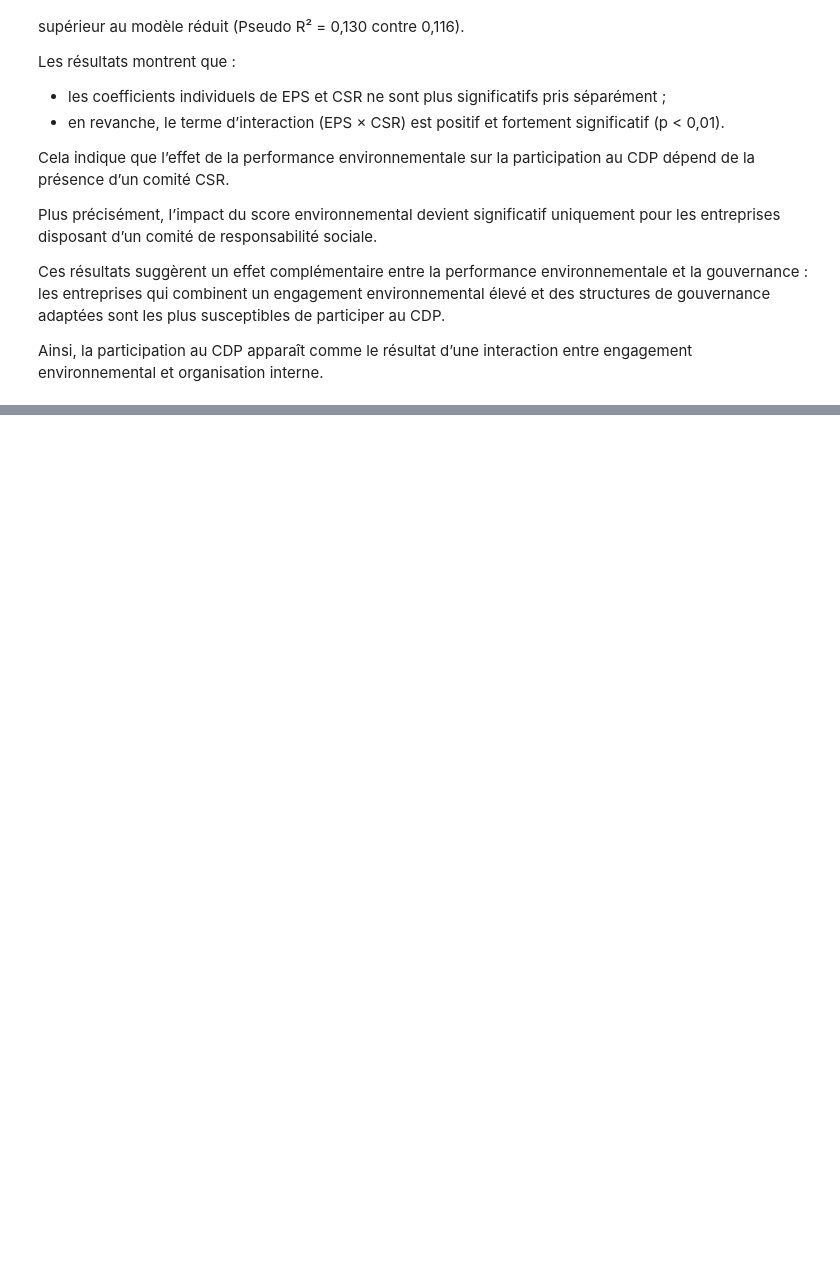
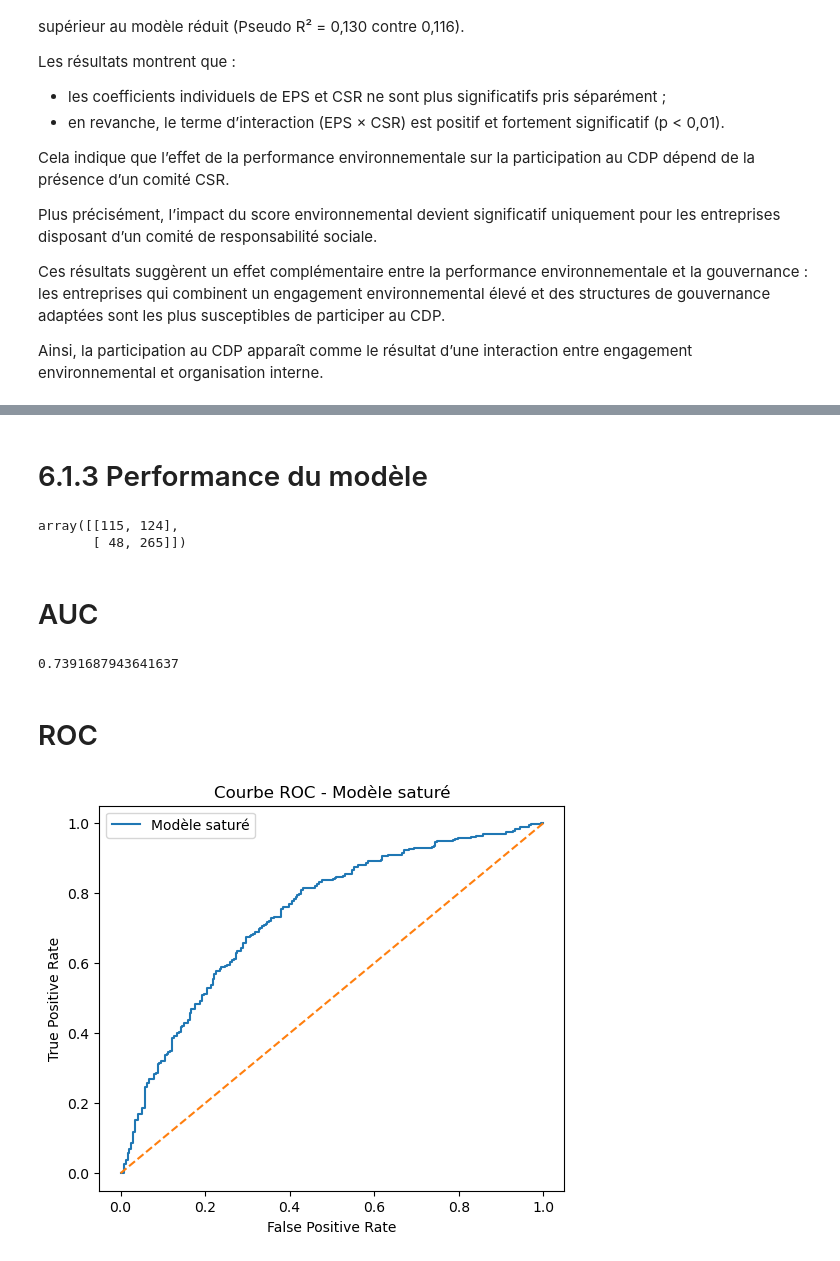
Before and after one commit to BEN-Muhammad/cdp-project, a Jupyter notebook: notebooks/partie2_CDP.ipynb, the cells around one changed output, grey strips where cells are left out. Cells and saved outputs as stored; diff of their text form; code cells hidden in the pictures; blank space fills up the shorter version.

Commit message:
Version finale projet CDP : analyse complète, modèles, interprétation et conclusion

```diff
--- a/notebooks/partie2_CDP.ipynb
+++ b/notebooks/partie2_CDP.ipynb
@@ -771,0 +876,40 @@ Ainsi, la participation au CDP apparaît comme le résultat d’une interaction
+# %% [markdown]
+# 6.1.3 Performance du modèle
+# %%
+from sklearn.metrics import confusion_matrix, roc_auc_score
+
+# Prédictions
+y_pred_prob_full = model_full.predict(X)
+y_pred_full = (y_pred_prob_full >= 0.5).astype(int)
+
+# Matrice de confusion
+confusion_matrix(df["Res"], y_pred_full)
+# %% [output]
+array([[115, 124],
+       [ 48, 265]])
+# %% [markdown]
+# AUC
+# %%
+from sklearn.metrics import roc_auc_score
+
+roc_auc_score(df["Res"], y_pred_prob_full)
+# %% [output]
+0.7391687943641637
+# %% [markdown]
+# ROC
+# %%
+from sklearn.metrics import roc_curve
+import matplotlib.pyplot as plt
+
+fpr, tpr, _ = roc_curve(df["Res"], y_pred_prob_full)
+
+plt.figure(figsize=(6,5))
+plt.plot(fpr, tpr, label="Modèle saturé")
+plt.plot([0,1],[0,1],'--')
+plt.xlabel("False Positive Rate")
+plt.ylabel("True Positive Rate")
+plt.title("Courbe ROC - Modèle saturé")
+plt.legend()
+plt.show()
+# %% [output]
+[figure, added]
```
Also changed, not shown: parts of 55 cells of this notebook.
